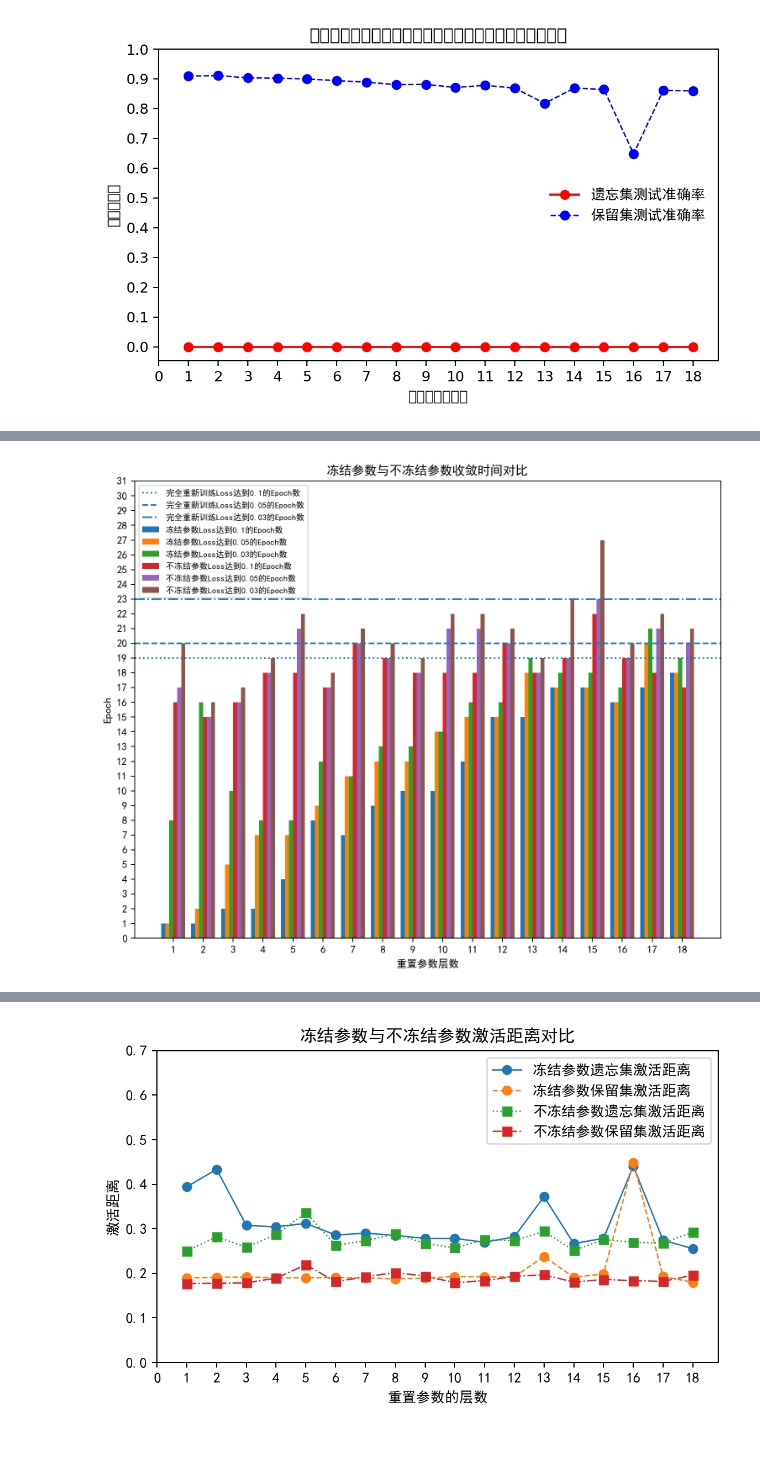
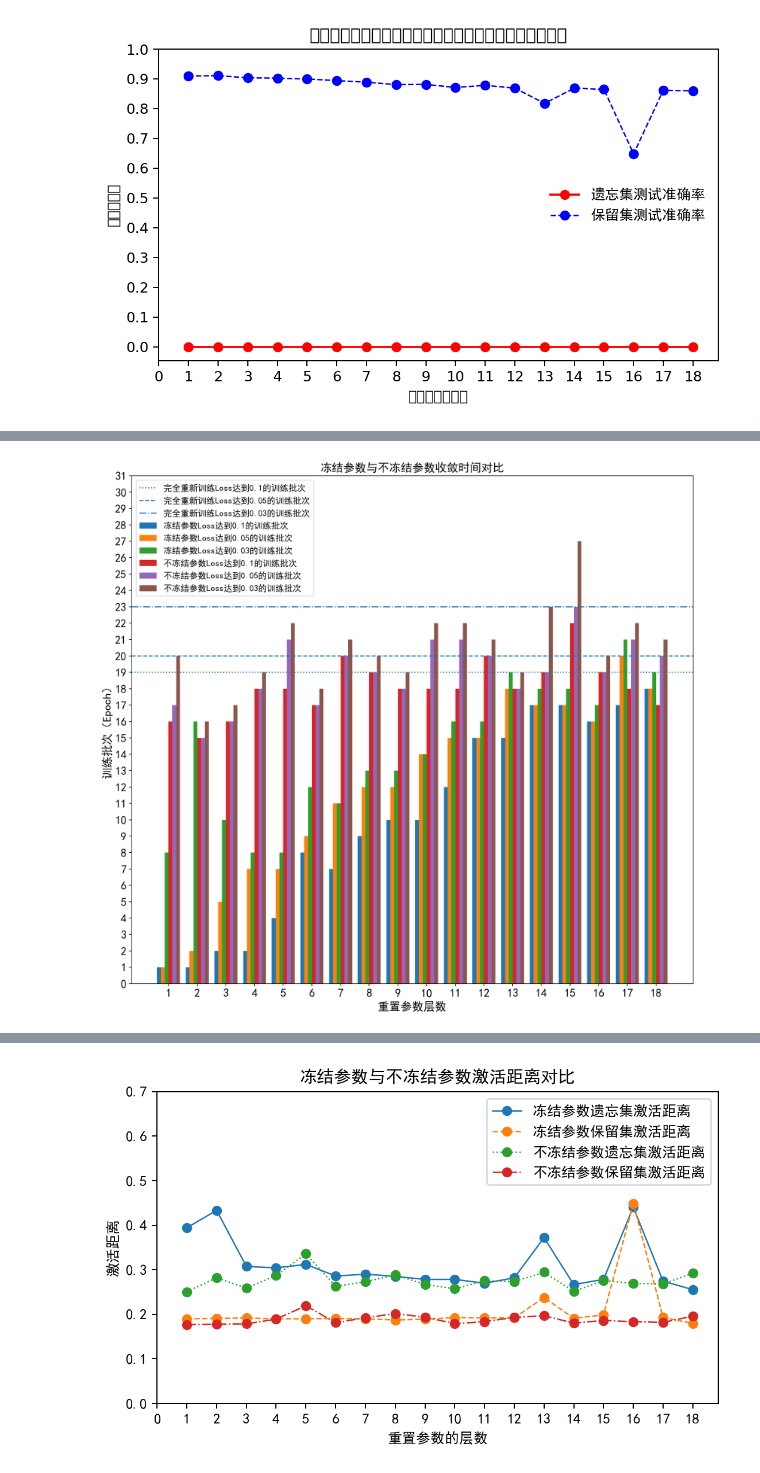
Before and after one commit to pan402945786/graduate_expriment, a Jupyter notebook: resnet18_cifar10/plot_pic.ipynb, the cells around one changed output, grey strips where cells are left out. Cells and saved outputs as stored; diff of their text form; code cells hidden in the pictures; blank space fills up the shorter version.

```diff
--- a/resnet18_cifar10/plot_pic.ipynb
+++ b/resnet18_cifar10/plot_pic.ipynb
@@ -516,12 +513,12 @@ plt.show()
 # %%
 # plt.figure(figsize=(8,5), dpi=80)
-plt.figure(figsize=(10,8), dpi=180)
+plt.figure(figsize=(14,13), dpi=180)
 ax = plt.subplot(111)
 ax.xaxis.set_ticks_position('bottom')
 ax.yaxis.set_ticks_position('left')
-ax.set_xlabel('重置参数层数')  # Add an x-label to the axes.
-ax.set_ylabel('Epoch')  # Add a y-label to the axes.
-ax.set_title("冻结参数与不冻结参数收敛时间对比")  # Add a title to the axes.
+ax.set_xlabel('重置参数层数', fontsize=16)  # Add an x-label to the axes.
+ax.set_ylabel('训练批次（Epoch）', fontsize=16)  # Add a y-label to the axes.
+ax.set_title("冻结参数与不冻结参数收敛时间对比", fontsize=16)  # Add a title to the axes.
 plt.rcParams['font.family']=['SimHei']#关键是这句
 # plt.rcParams['font.family']=['Arial Unicode MS']
 reset_freeze_relearn_time_01 = [
@@ -546,46 +543,46 @@ reset_no_freeze_relearn_time_01 = [
 ]
 reset_no_freeze_relearn_time_005 = [
     17,15,16,18,21,17,
     20,19,18,21,21,20,
     18,19,23,19,21,20,
 ]
 reset_no_freeze_relearn_time_003 = [
     20,16,17,19,22,18,
     21,20,19,22,22,21,
     19,23,27,20,22,21,
 ]
 
 size = 18
 x = np.arange(size)
 x = np.add(x, np.array([1]))
 a = np.array(reset_freeze_relearn_time_01)
 b = np.array(reset_freeze_relearn_time_005)
 c = np.array(reset_freeze_relearn_time_003)
 d = np.array(reset_no_freeze_relearn_time_01)
 e = np.array(reset_no_freeze_relearn_time_005)
 f = np.array(reset_no_freeze_relearn_time_003)
 
 
 total_width, n = 0.8, 6
 width = total_width / n
 x = x - (total_width - width) / 2
 
-plt.bar(x, a,  width=width, label='冻结参数Loss达到0.1的Epoch数')
-plt.bar(x + width, b, width=width, label='冻结参数Loss达到0.05的Epoch数')
-plt.bar(x + 2 * width, c, width=width, label='冻结参数Loss达到0.03的Epoch数')
-plt.bar(x + 3 * width, d,  width=width, label='不冻结参数Loss达到0.1的Epoch数')
-plt.bar(x + 4 * width, e, width=width, label='不冻结参数Loss达到0.05的Epoch数')
-plt.bar(x + 5 * width, f, width=width, label='不冻结参数Loss达到0.03的Epoch数')
-plt.axhline(y=19, linestyle='dotted', label='完全重新训练Loss达到0.1的Epoch数')
-plt.axhline(y=20, linestyle='dashed', label='完全重新训练Loss达到0.05的Epoch数')
-plt.axhline(y=23, linestyle='dashdot', label='完全重新训练Loss达到0.03的Epoch数')
-plt.xticks(np.linspace(1,18,18,endpoint=True))
-plt.yticks(np.linspace(0,31,32,endpoint=True))
-plt.legend(fontsize=8)
+plt.bar(x, a,  width=width, label='冻结参数Loss达到0.1的训练批次')
+plt.bar(x + width, b, width=width, label='冻结参数Loss达到0.05的训练批次')
+plt.bar(x + 2 * width, c, width=width, label='冻结参数Loss达到0.03的训练批次')
+plt.bar(x + 3 * width, d,  width=width, label='不冻结参数Loss达到0.1的训练批次')
+plt.bar(x + 4 * width, e, width=width, label='不冻结参数Loss达到0.05的训练批次')
+plt.bar(x + 5 * width, f, width=width, label='不冻结参数Loss达到0.03的训练批次')
+plt.axhline(y=19, linestyle='dotted', label='完全重新训练Loss达到0.1的训练批次')
+plt.axhline(y=20, linestyle='dashed', label='完全重新训练Loss达到0.05的训练批次')
+plt.axhline(y=23, linestyle='dashdot', label='完全重新训练Loss达到0.03的训练批次')
+plt.xticks(np.linspace(1,18,18,endpoint=True), fontsize=16)
+plt.yticks(np.linspace(0,31,32,endpoint=True), fontsize=16)
+plt.legend(fontsize=12)
 plt.savefig("./figures/chapter4_time_2.png",dpi=272)
 plt.show()
 # %% [output]
-[figure, old version]
+[figure, new version]
 # %%
 # plt.figure(figsize=(8,5), dpi=80)
 plt.figure(figsize=(10,8), dpi=180)
```
Also changed, not shown: parts of 8 cells of this notebook, 8 other files.
